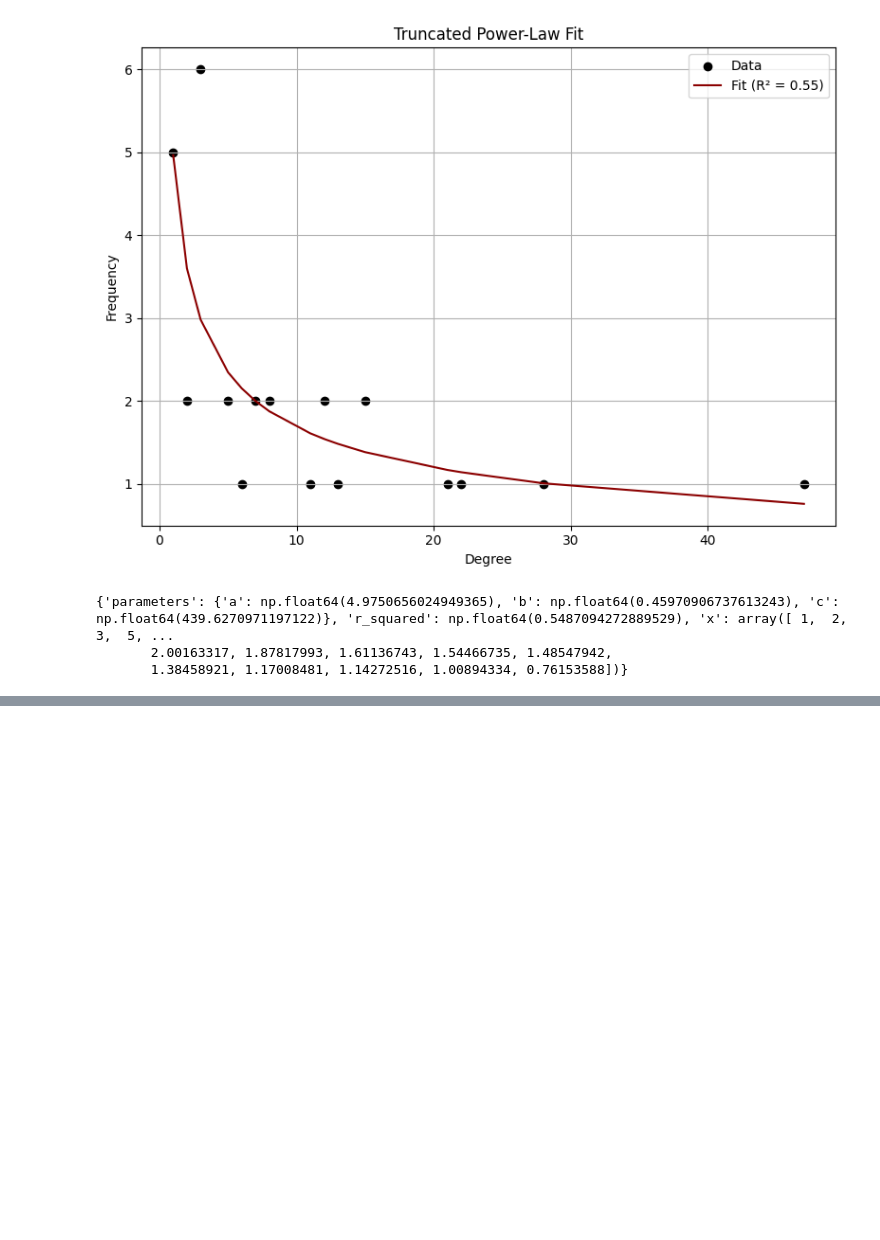
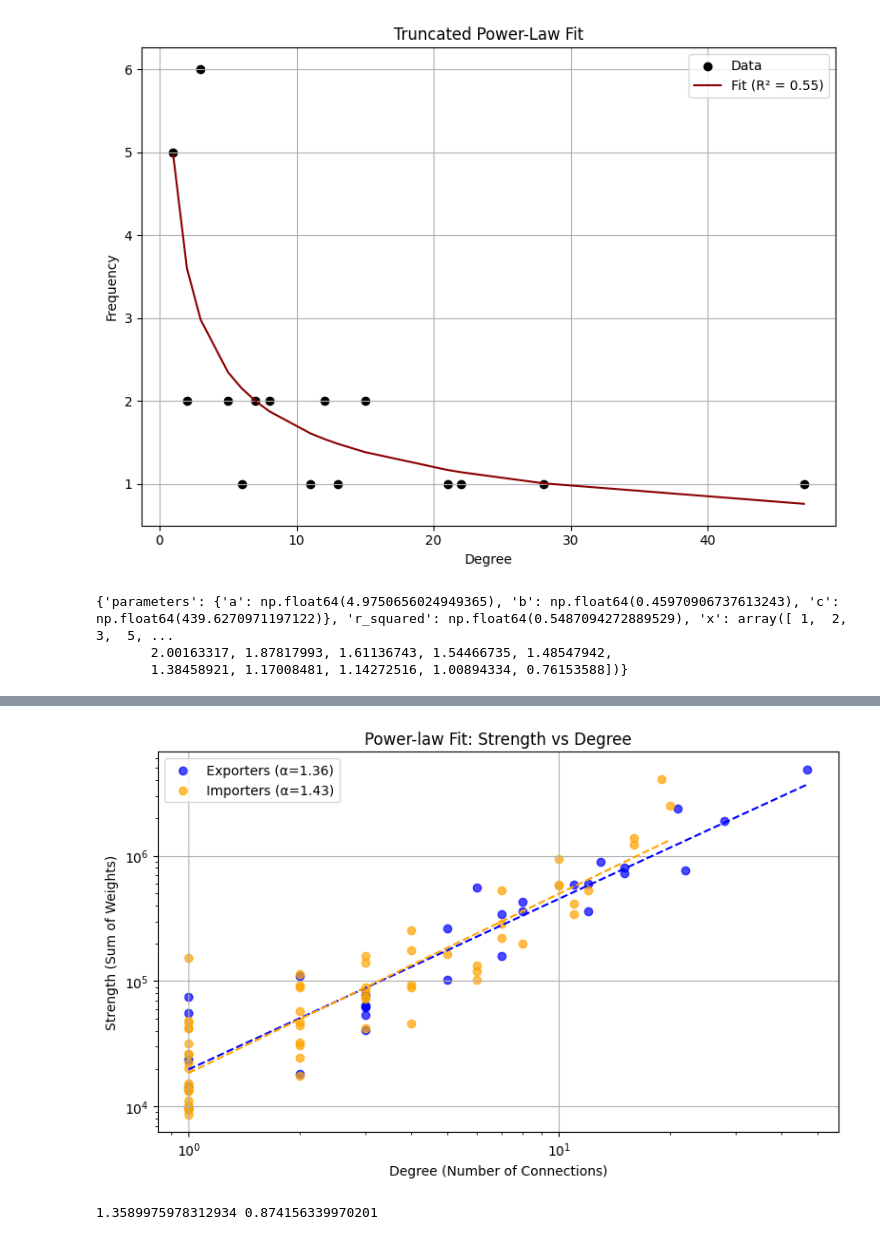
Before and after one commit to galeanojav/FAONet, a Jupyter notebook: FAONet_example.ipynb, the cells around one changed output, grey strips where cells are left out. Saved outputs shown, nothing was run; the diff lists cells and outputs as text; code cells hidden in the pictures; blank space fills up the shorter version.

```diff
--- a/FAONet_example.ipynb
+++ b/FAONet_example.ipynb
@@ -165,0 +177,6 @@ print(result_imp)
+# %%
+result = fit_strength_vs_degree(df_exporters, df_importers)
+print(result["exporters"]["slope"], result["exporters"]["r_squared"])
+# %% [output]
+[figure, added]
+1.3589975978312934 0.874156339970201
```
Also changed, not shown: parts of 12 cells of this notebook.
